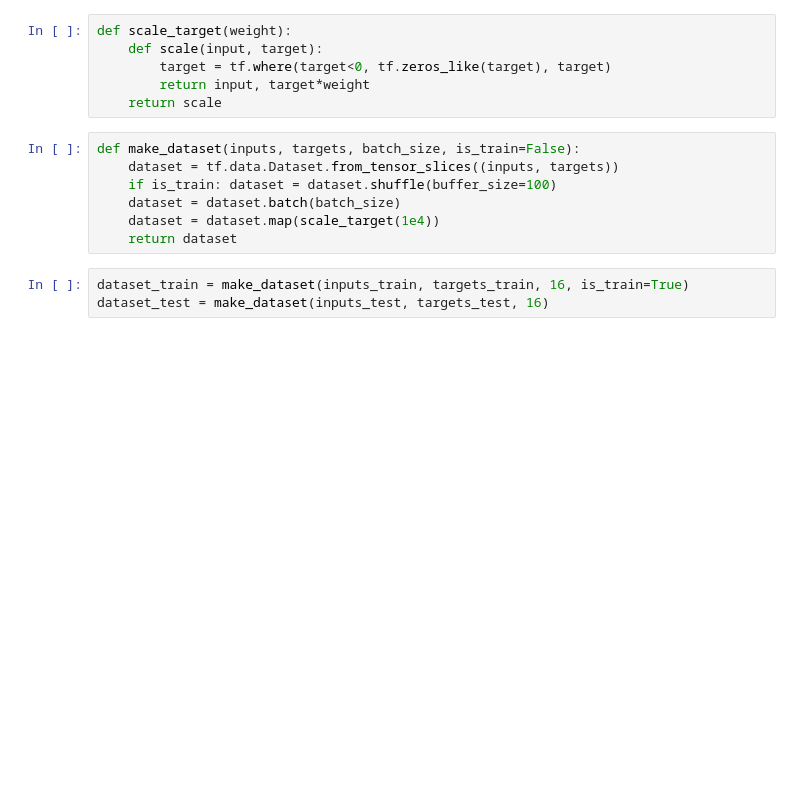
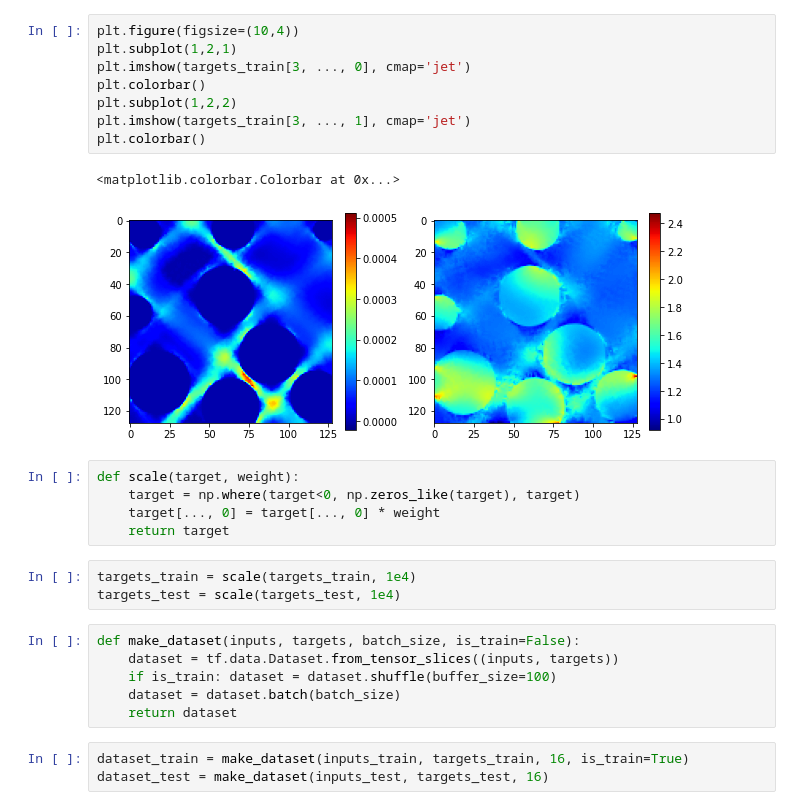
Before and after one commit to FGhavamian/accelerate_fem, a Jupyter notebook: examples/box_w_aggr/train.ipynb, the cells around one changed output. Cells and saved outputs as stored; diff of their text form; blank space fills up the shorter version.

```diff
--- a/examples/box_w_aggr/train.ipynb
+++ b/examples/box_w_aggr/train.ipynb
@@ -25,15 +48,27 @@ inputs_train.shape, targets_train.shape, inputs_test.shape, targets_test.shape
+# %%
+plt.figure(figsize=(10,4))
+plt.subplot(1,2,1)
+plt.imshow(targets_train[3, ..., 0], cmap='jet')
+plt.colorbar()
+plt.subplot(1,2,2)
+plt.imshow(targets_train[3, ..., 1], cmap='jet')
+plt.colorbar()
+# %% [output]
+<matplotlib.colorbar.Colorbar at 0x...>
+[figure, added]
 # %%
-def scale_target(weight):
-    def scale(input, target):
-        target = tf.where(target<0, tf.zeros_like(target), target)
-        return input, target*weight
-    return scale
+def scale(target, weight):
+    target = np.where(target<0, np.zeros_like(target), target)
+    target[..., 0] = target[..., 0] * weight
+    return target
+# %%
+targets_train = scale(targets_train, 1e4)
+targets_test = scale(targets_test, 1e4)
 # %%
 def make_dataset(inputs, targets, batch_size, is_train=False):
     dataset = tf.data.Dataset.from_tensor_slices((inputs, targets))
     if is_train: dataset = dataset.shuffle(buffer_size=100)
     dataset = dataset.batch(batch_size)
-    dataset = dataset.map(scale_target(1e4))
     return dataset
 # %%
 dataset_train = make_dataset(inputs_train, targets_train, 16, is_train=True)
```
Also changed, not shown: parts of 18 cells of this notebook.
